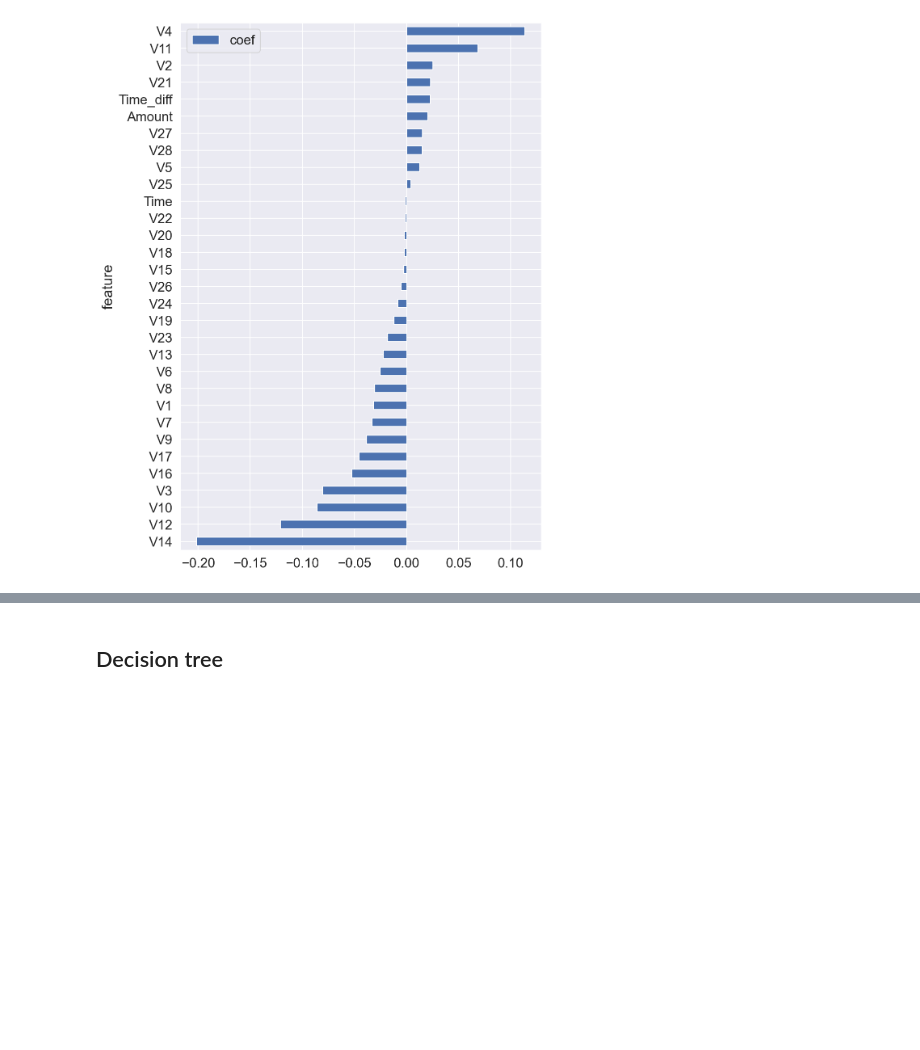
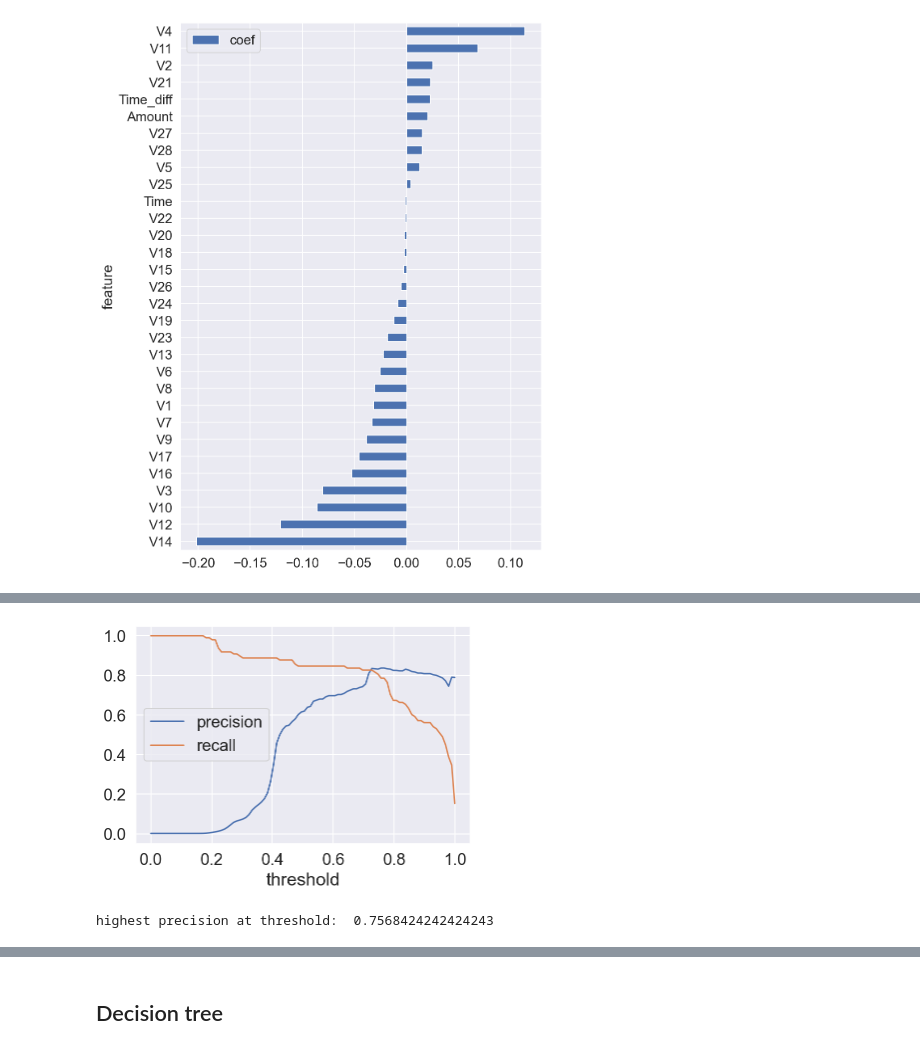
Before and after one commit to tolgyirita/cc_fraud, a Jupyter notebook: Creditcard_fraud_model_tuning.ipynb, the cells around one changed output, grey strips where cells are left out. Saved outputs shown, nothing was run; the diff lists cells and outputs as text; code cells hidden in the pictures; blank space fills up the shorter version.

```diff
--- a/Creditcard_fraud_model_tuning.ipynb
+++ b/Creditcard_fraud_model_tuning.ipynb
@@ -425,0 +427,5 @@ plot_dict[best_t]
+# %%
+plotter(y_test, results_lr_under_test.lr_under_1_pp, best=True)
+# %% [output]
+[figure, added]
+highest precision at threshold:  0.7568424242424243
```
Also changed, not shown: parts of 33 cells of this notebook.
